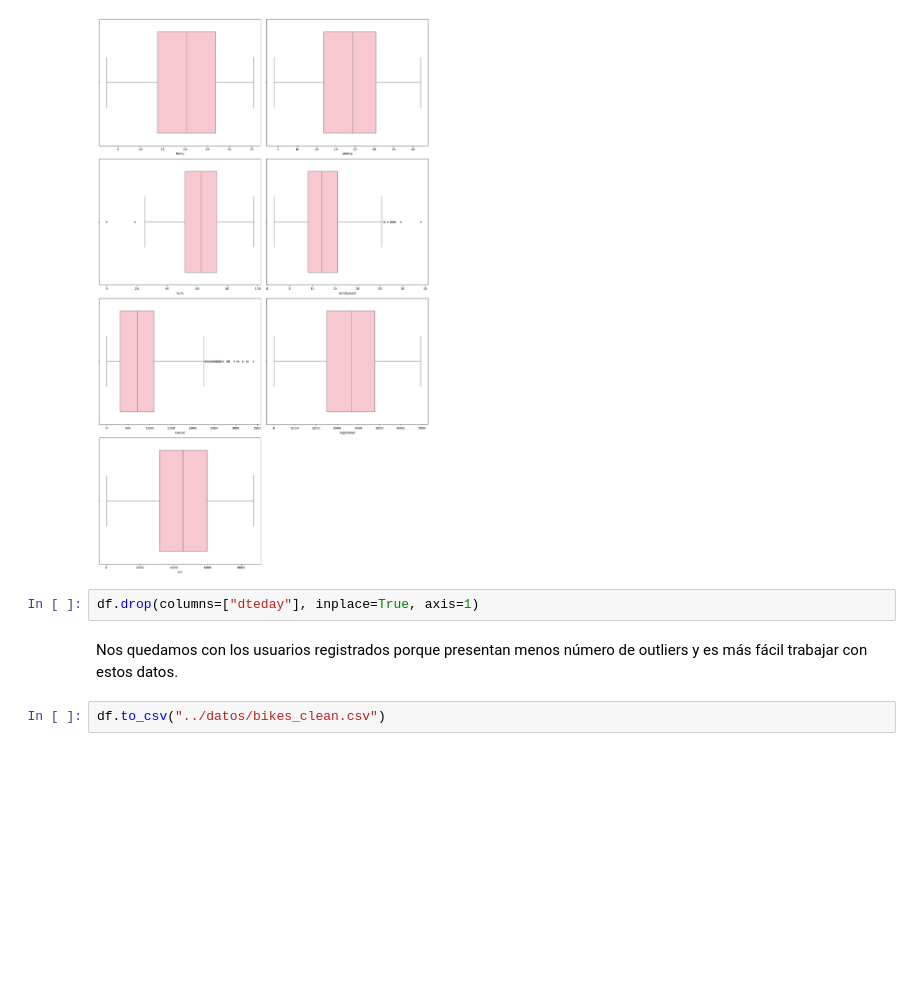
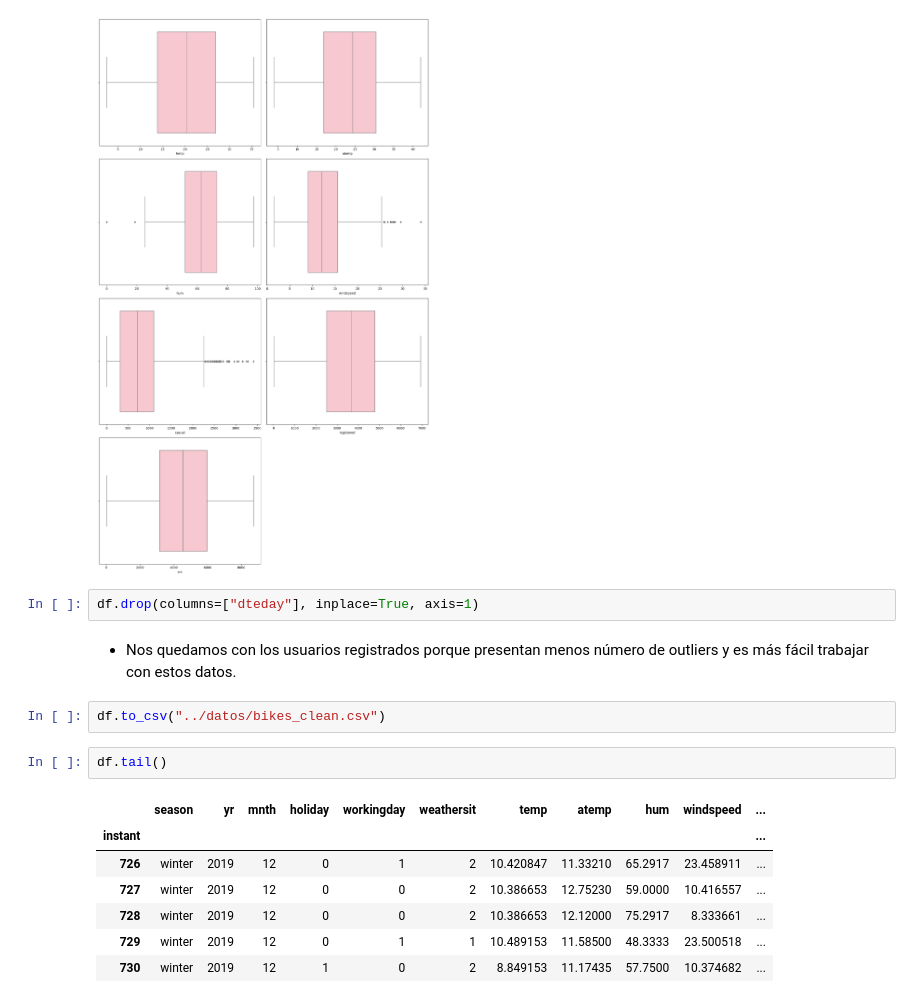
Before and after one commit to Adalab/DA-project-da-promo-c-modulo-3-team-6, a Jupyter notebook: sprint1/sprint1-EDA-Limpieza.ipynb, the cells around one changed output. Saved outputs shown, nothing was run; the diff lists cells and outputs as text; blank space fills up the shorter version.

```diff
--- a/sprint1/sprint1-EDA-Limpieza.ipynb
+++ b/sprint1/sprint1-EDA-Limpieza.ipynb
@@ -330,6 +332,16 @@ plt.show();
 # %%
 df.drop(columns=["dteday"], inplace=True, axis=1)
 # %% [markdown]
-Nos quedamos con los usuarios registrados porque presentan menos número de outliers y es más fácil trabajar con estos datos.
+- Nos quedamos con los usuarios registrados porque presentan menos número de outliers y es más fácil trabajar con estos datos.
 # %%
 df.to_csv("../datos/bikes_clean.csv")
+# %%
+df.tail()
+# %% [output]
+|  | season | yr | mnth | holiday | workingday | weathersit | temp | atemp | hum | windspeed | ... |
+| instant |  |  |  |  |  |  |  |  |  |  | ... |
+| 726 | winter | 2019 | 12 | 0 | 1 | 2 | 10.420847 | 11.33210 | 65.2917 | 23.458911 | ... |
+| 727 | winter | 2019 | 12 | 0 | 0 | 2 | 10.386653 | 12.75230 | 59.0000 | 10.416557 | ... |
+| 728 | winter | 2019 | 12 | 0 | 0 | 2 | 10.386653 | 12.12000 | 75.2917 | 8.333661 | ... |
+| 729 | winter | 2019 | 12 | 0 | 1 | 1 | 10.489153 | 11.58500 | 48.3333 | 23.500518 | ... |
+| 730 | winter | 2019 | 12 | 1 | 0 | 2 | 8.849153 | 11.17435 | 57.7500 | 10.374682 | ... |
```
Also changed, not shown: parts of 7 cells of this notebook, 5 other files.
